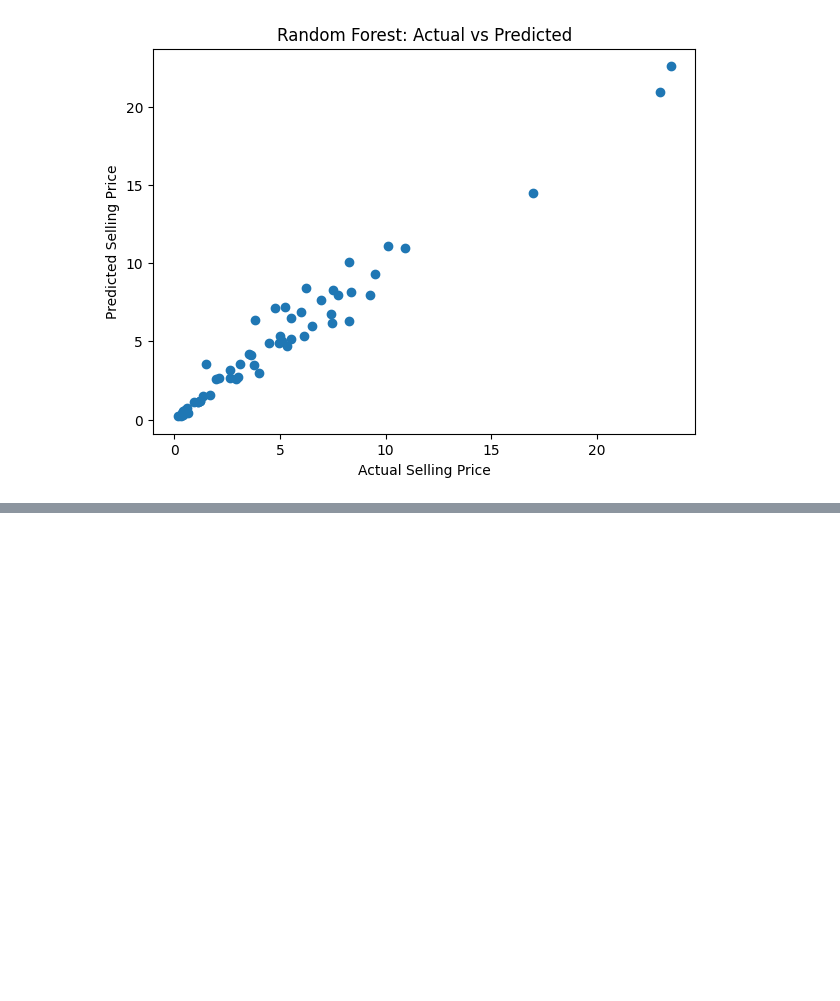
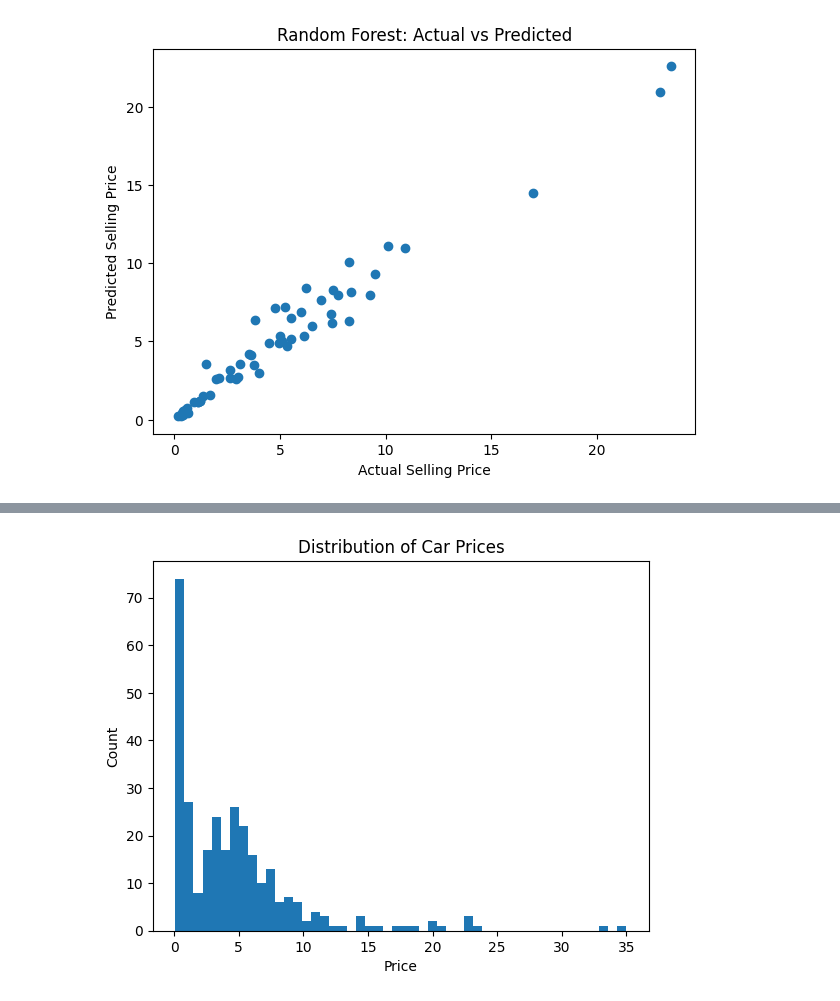
Before and after one commit to Spreeha-79/Car-Price-Prediction, a Jupyter notebook: price_prediction-1.ipynb, the cells around one changed output, grey strips where cells are left out. Saved outputs shown, nothing was run; the diff lists cells and outputs as text; code cells hidden in the pictures; blank space fills up the shorter version.

```diff
--- a/price_prediction-1.ipynb
+++ b/price_prediction-1.ipynb
@@ -246,0 +267,10 @@ plt.show()
+# %%
+import matplotlib.pyplot as plt
+
+plt.hist(df['Selling_Price'], bins=50)
+plt.title("Distribution of Car Prices")
+plt.xlabel("Price")
+plt.ylabel("Count")
+plt.show()
+# %% [output]
+[figure, added]
```
Also changed, not shown: parts of 7 cells of this notebook.
